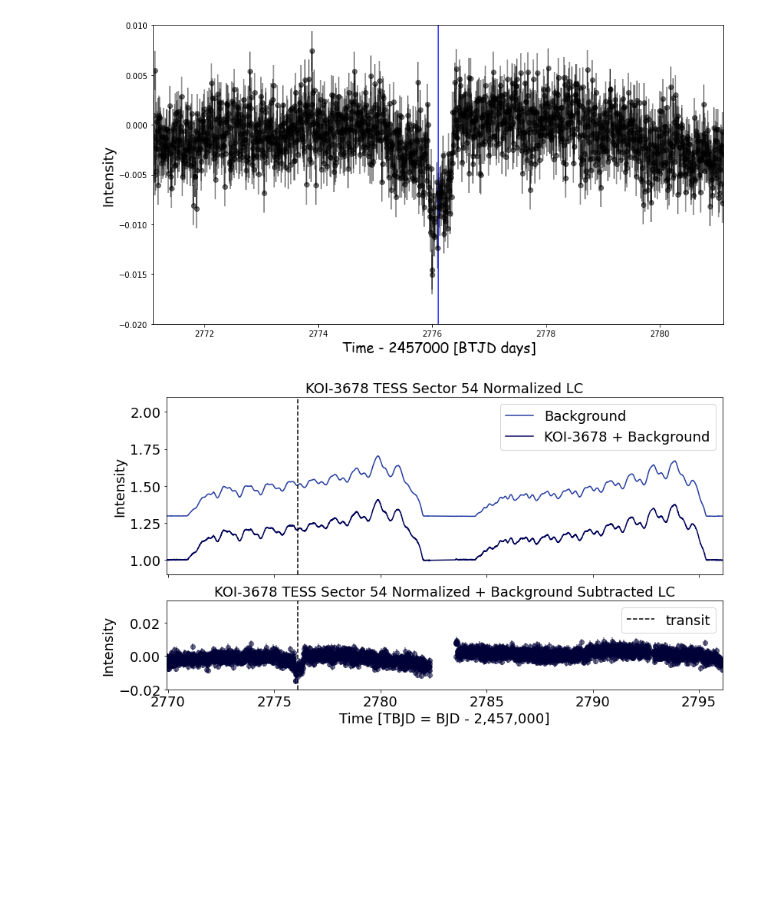
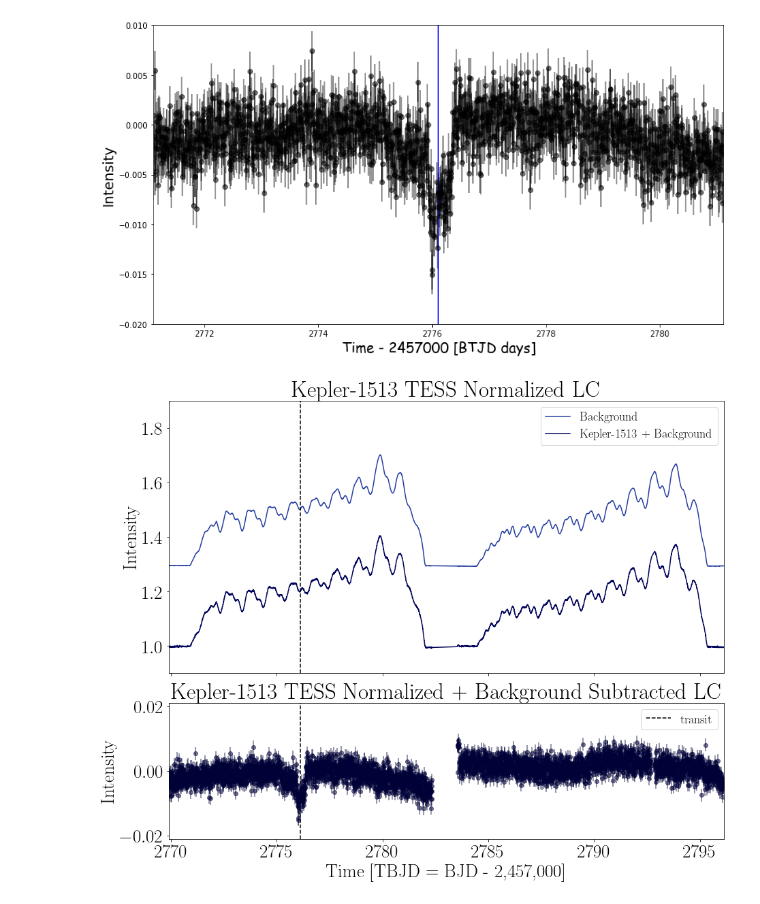
Before and after one commit to dyahalomi/Kepler1513, a Jupyter notebook: TESS_small_aperture/get_tess_transit_koi3678_smallAperture.ipynb, the cells around one changed output. Drawn from its saved outputs; the diff is of its cells as text; code cells hidden in the pictures; blank space fills up the shorter version.

```diff
--- a/TESS_small_aperture/get_tess_transit_koi3678_smallAperture.ipynb
+++ b/TESS_small_aperture/get_tess_transit_koi3678_smallAperture.ipynb
@@ -218,8 +218,10 @@ for ii in range(0, len(tpf)):
 [figure]
 # %%
 import matplotlib
-matplotlib.rc('xtick', labelsize=18)
-matplotlib.rc('ytick', labelsize=18)
+matplotlib.rc('xtick', labelsize=27)
+matplotlib.rc('ytick', labelsize=27)
+matplotlib.rc('font', **{'family': 'serif', 'serif': ['Computer Modern']})
+matplotlib.rc('text', usetex=True)
 
 colors = ["#253DA1",
 "#02055A",
@@ -231,41 +233,43 @@ for ii in range(0, len(tpf)):
     a_background_estimate_lc = background_estimate_lc[ii]
     a_background_lc_per_pixel = background_lc_per_pixel[ii]
     a_n_target_pixels = n_target_pixels[ii]
 
 
 
     a_common_normalization = np.nanpercentile(a_target_lc.flux, 10)
     common_normalization.append(a_common_normalization)
 
-    fig, ax = plt.subplots(2,1,figsize=[13,7], sharex=True, gridspec_kw={'height_ratios': [2, 1]})
+    fig, ax = plt.subplots(2,1,figsize=[13,10.5], sharex=True, gridspec_kw={'height_ratios': [2, 1]})
 
     ax[0].plot(a_target_lc.time.value, a_background_estimate_lc.flux.value/a_common_normalization.value+1,
               label='Background', color=colors[0])
     ax[0].plot(a_target_lc.time.value, a_target_lc.flux.value/a_common_normalization.value,
-               label='KOI-3678 + Background', color=colors[1])
+               label='Kepler-1513 + Background', color=colors[1])
     ax[0].axvline(2459776.11-2457000, 0, 1, color='k', ls='--')
 
 
 
 
     ax[1].errorbar(x[ii], y[ii], yerr=yerr[ii], marker='o', alpha=0.54, color=colors[2], ls='')
     ax[1].axvline(2459776.11-2457000, 0, 1, color='k', label='transit', ls='--')
 
-    ax[0].set_ylim(0.9, 2.1)
-    ax[1].set_ylim(-0.02, 0.033)
+    ax[0].set_ylim(0.9, 1.9)
+    ax[1].set_ylim(-0.021, 0.021)
     ax[1].set_xlim(np.min(corrected_lc[ii].time.value), np.max(corrected_lc[ii].time.value))
-    ax[1].set_xlabel('Time [TBJD = BJD - 2,457,000]', fontsize = 18)
-    ax[0].set_ylabel('Intensity', fontsize = 18)
-    ax[1].set_ylabel('Intensity', fontsize = 18)
+    ax[1].set_xlabel('Time [TBJD = BJD - 2,457,000]', fontsize = 27)
+    ax[0].set_ylabel('Intensity', fontsize = 27)
+    ax[1].set_ylabel('Intensity', fontsize = 27)
     ax[0].legend(fontsize=18, loc=1)
     ax[1].legend(fontsize=18, loc=1)
 
 
 
 
-    ax[0].set_title('KOI-3678 TESS Sector 54 Normalized LC', fontsize=18)
-    ax[1].set_title(r'KOI-3678 TESS Sector 54 Normalized + Background Subtracted LC', fontsize=18)
+    ax[0].set_title('Kepler-1513 TESS Normalized LC', fontsize=33)
+    ax[1].set_title(r'Kepler-1513 TESS Normalized + Background Subtracted LC', fontsize=33)
+
+    plt.tight_layout()
     plt.savefig('koi3678_tess_LC_all_smallAperture.pdf')
 # %% [output]
-[figure, old version]
+[figure, new version]
 # %%
```
Also changed, not shown: parts of 6 cells of this notebook, 6 other files.
